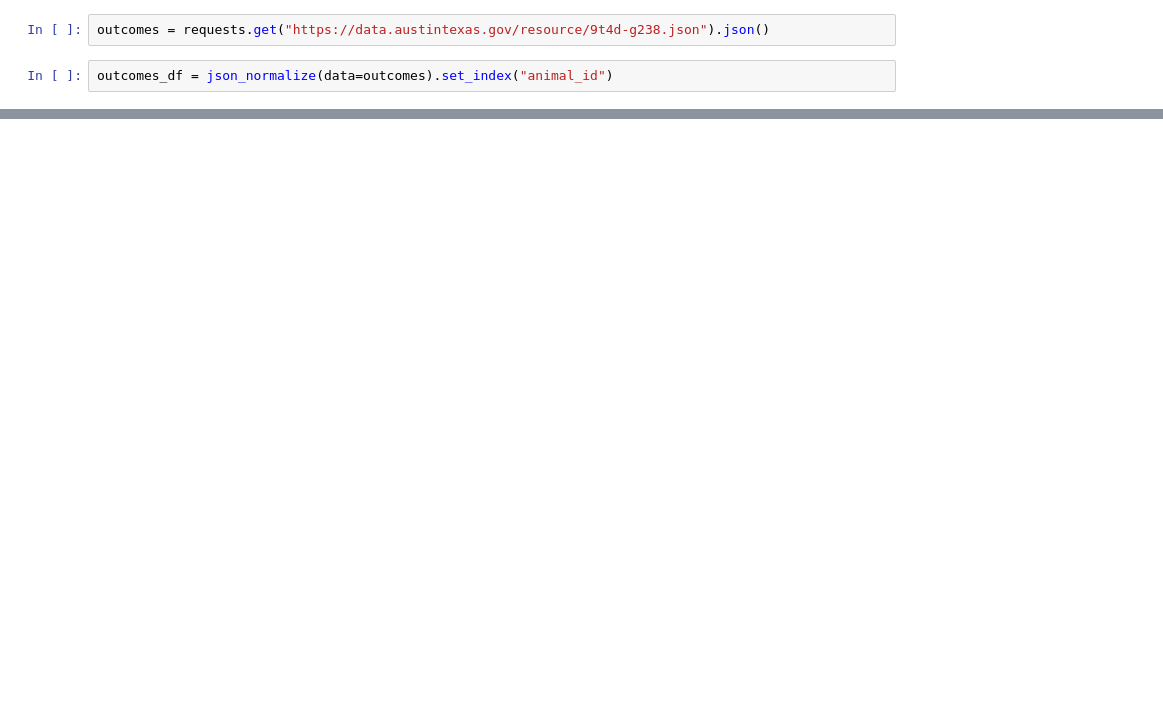
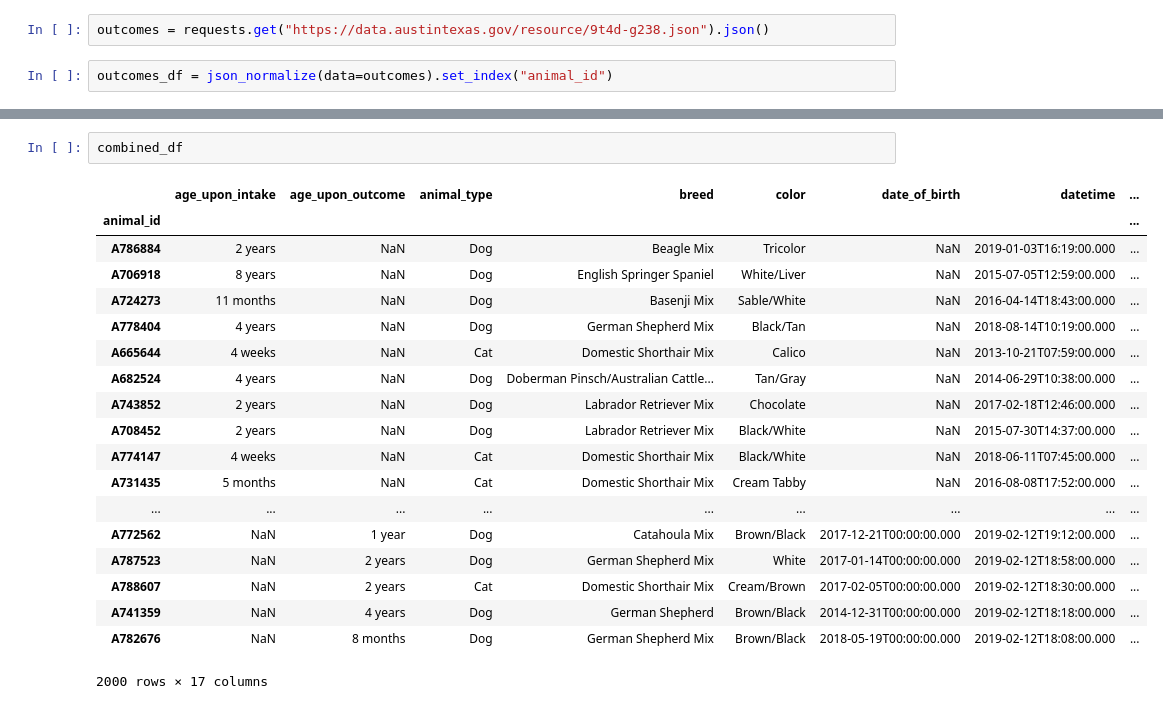
Before and after one commit to rohanvembar/data-science-project, a Jupyter notebook: notebooks/Data Collection and Cleaning.ipynb, the cells around one changed output, grey strips where cells are left out. Cells and saved outputs as stored; diff of their text form; blank space fills up the shorter version.

```diff
--- a/notebooks/Data Collection and Cleaning.ipynb
+++ b/notebooks/Data Collection and Cleaning.ipynb
@@ -69,0 +160,22 @@ KeyError: 'A732903'
+# %%
+combined_df
+# %% [output]
+|  | age_upon_intake | age_upon_outcome | animal_type | breed | color | date_of_birth | datetime | ... |
+| animal_id |  |  |  |  |  |  |  | ... |
+| A786884 | 2 years | NaN | Dog | Beagle Mix | Tricolor | NaN | 2019-01-03T16:19:00.000 | ... |
+| A706918 | 8 years | NaN | Dog | English Springer Spaniel | White/Liver | NaN | 2015-07-05T12:59:00.000 | ... |
+| A724273 | 11 months | NaN | Dog | Basenji Mix | Sable/White | NaN | 2016-04-14T18:43:00.000 | ... |
+| A778404 | 4 years | NaN | Dog | German Shepherd Mix | Black/Tan | NaN | 2018-08-14T10:19:00.000 | ... |
+| A665644 | 4 weeks | NaN | Cat | Domestic Shorthair Mix | Calico | NaN | 2013-10-21T07:59:00.000 | ... |
+| A682524 | 4 years | NaN | Dog | Doberman Pinsch/Australian Cattle... | Tan/Gray | NaN | 2014-06-29T10:38:00.000 | ... |
+| A743852 | 2 years | NaN | Dog | Labrador Retriever Mix | Chocolate | NaN | 2017-02-18T12:46:00.000 | ... |
+| A708452 | 2 years | NaN | Dog | Labrador Retriever Mix | Black/White | NaN | 2015-07-30T14:37:00.000 | ... |
+| A774147 | 4 weeks | NaN | Cat | Domestic Shorthair Mix | Black/White | NaN | 2018-06-11T07:45:00.000 | ... |
+| A731435 | 5 months | NaN | Cat | Domestic Shorthair Mix | Cream Tabby | NaN | 2016-08-08T17:52:00.000 | ... |
+| ... | ... | ... | ... | ... | ... | ... | ... | ... |
+| A772562 | NaN | 1 year | Dog | Catahoula Mix | Brown/Black | 2017-12-21T00:00:00.000 | 2019-02-12T19:12:00.000 | ... |
+| A787523 | NaN | 2 years | Dog | German Shepherd Mix | White | 2017-01-14T00:00:00.000 | 2019-02-12T18:58:00.000 | ... |
+| A788607 | NaN | 2 years | Cat | Domestic Shorthair Mix | Cream/Brown | 2017-02-05T00:00:00.000 | 2019-02-12T18:30:00.000 | ... |
+| A741359 | NaN | 4 years | Dog | German Shepherd | Brown/Black | 2014-12-31T00:00:00.000 | 2019-02-12T18:18:00.000 | ... |
+| A782676 | NaN | 8 months | Dog | German Shepherd Mix | Brown/Black | 2018-05-19T00:00:00.000 | 2019-02-12T18:08:00.000 | ... |
+2000 rows × 17 columns
```
Also changed, not shown: parts of 16 cells of this notebook.
